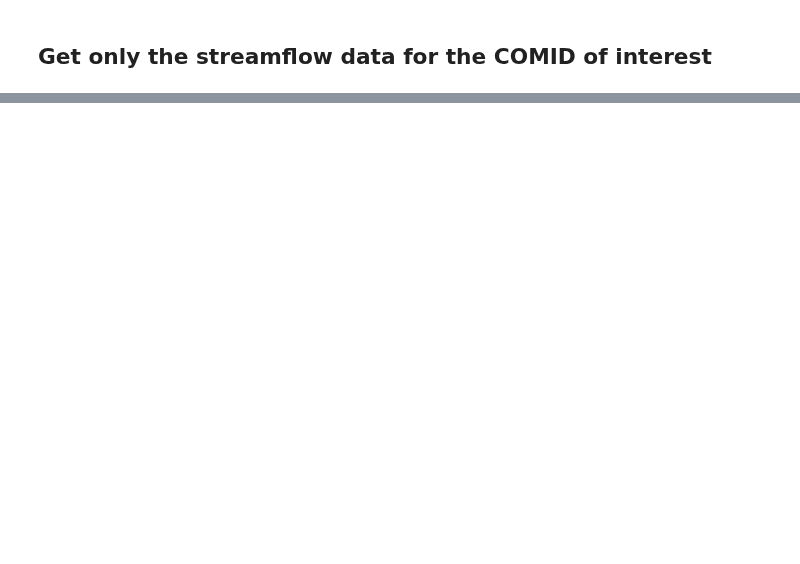
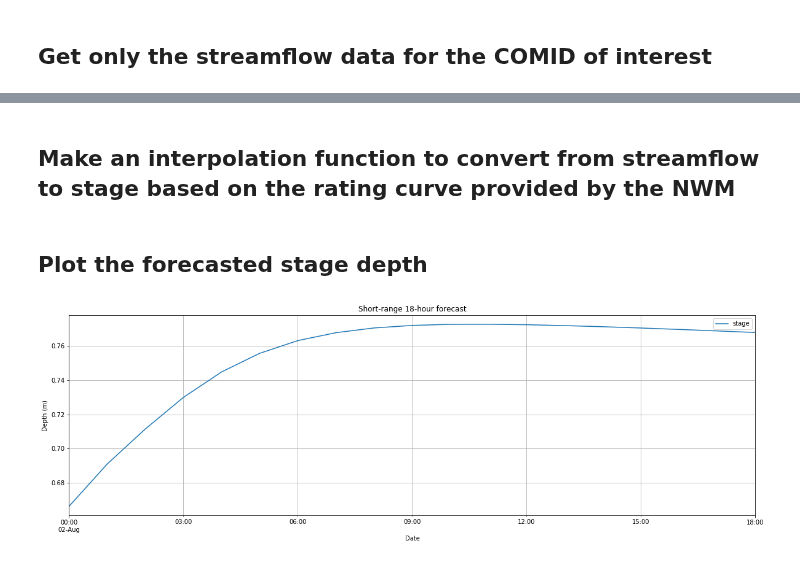
Before and after one commit to Dewberry/fcast, a Jupyter notebook: forecast/ShortRangeForecasts.ipynb, the cells around one changed output, grey strips where cells are left out. Saved outputs shown, nothing was run; the diff lists cells and outputs as text; code cells hidden in the pictures; blank space fills up the shorter version.

```diff
--- a/forecast/ShortRangeForecasts.ipynb
+++ b/forecast/ShortRangeForecasts.ipynb
@@ -161,0 +76,4 @@ plt.show()
+# %%
+ds = xr.open_dataset(r'data/hydroprop-fulltable2D.nc')
+dis_ds = ds.Discharge.sel(CatchId=comid)
+dis_df = dis_ds.to_dataframe().reset_index().drop(columns=['CatchId']).dropna()
@@ -161,0 +89,13 @@ plt.show()
+# %% [markdown]
+## Make an interpolation function to convert from streamflow to stage based on the rating curve provided by the NWM
+# %%
+f = interp1d(dis_df.Discharge, dis_df.Stage, kind='cubic')
+stage_df = df.apply(f).rename(columns={'streamflow': 'stage'})
+# %% [markdown]
+## Plot the forecasted stage depth
+# %%
+ax = stage_df.plot(figsize=(20,6), title='Short-range 18-hour forecast')
+ax.grid(True, which="both")
+ax.set(xlabel='Date', ylabel='Depth (m)');
+# %% [output]
+[figure, added]
```
Also changed, not shown: parts of 23 cells of this notebook, 2 other files.
